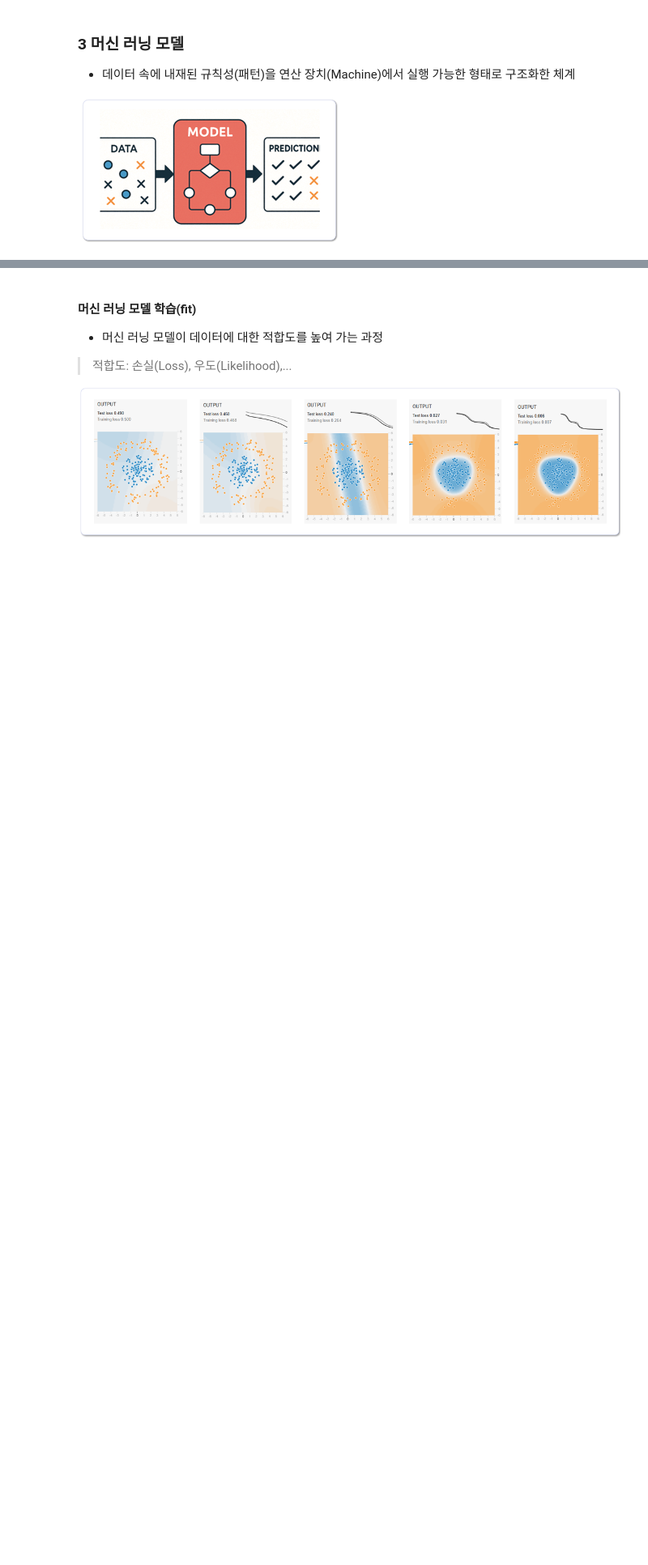
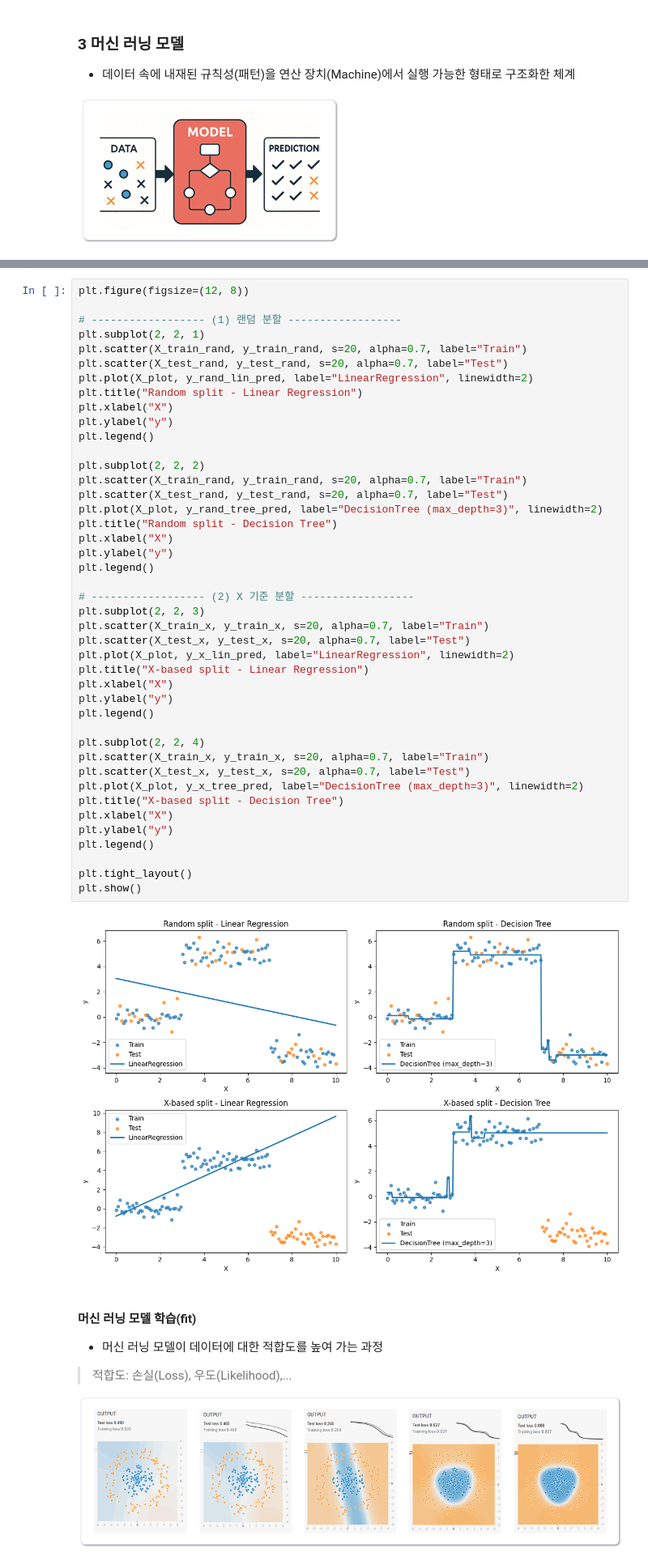
Before and after one commit to sunkusun9/DS_Lv3_elearning, a Jupyter notebook: 11. 머신 러닝.ipynb, the cells around one changed output, grey strips where cells are left out. Shown at 81% size. Cells and saved outputs as stored; diff of their text form; blank space fills up the shorter version.

```diff
--- a/11. 머신 러닝.ipynb
+++ b/11. 머신 러닝.ipynb
@@ -102,3 +275,48 @@ df_berry.head()
+# %%
+plt.figure(figsize=(12, 8))
+
+# ------------------ (1) 랜덤 분할 ------------------
+plt.subplot(2, 2, 1)
+plt.scatter(X_train_rand, y_train_rand, s=20, alpha=0.7, label="Train")
+plt.scatter(X_test_rand, y_test_rand, s=20, alpha=0.7, label="Test")
+plt.plot(X_plot, y_rand_lin_pred, label="LinearRegression", linewidth=2)
+plt.title("Random split - Linear Regression")
+plt.xlabel("X")
+plt.ylabel("y")
+plt.legend()
+
+plt.subplot(2, 2, 2)
+plt.scatter(X_train_rand, y_train_rand, s=20, alpha=0.7, label="Train")
+plt.scatter(X_test_rand, y_test_rand, s=20, alpha=0.7, label="Test")
+plt.plot(X_plot, y_rand_tree_pred, label="DecisionTree (max_depth=3)", linewidth=2)
+plt.title("Random split - Decision Tree")
+plt.xlabel("X")
+plt.ylabel("y")
+plt.legend()
+
+# ------------------ (2) X 기준 분할 ------------------
+plt.subplot(2, 2, 3)
+plt.scatter(X_train_x, y_train_x, s=20, alpha=0.7, label="Train")
+plt.scatter(X_test_x, y_test_x, s=20, alpha=0.7, label="Test")
+plt.plot(X_plot, y_x_lin_pred, label="LinearRegression", linewidth=2)
+plt.title("X-based split - Linear Regression")
+plt.xlabel("X")
+plt.ylabel("y")
+plt.legend()
+
+plt.subplot(2, 2, 4)
+plt.scatter(X_train_x, y_train_x, s=20, alpha=0.7, label="Train")
+plt.scatter(X_test_x, y_test_x, s=20, alpha=0.7, label="Test")
+plt.plot(X_plot, y_x_tree_pred, label="DecisionTree (max_depth=3)", linewidth=2)
+plt.title("X-based split - Decision Tree")
+plt.xlabel("X")
+plt.ylabel("y")
+plt.legend()
+
+plt.tight_layout()
+plt.show()
+# %% [output]
+[figure, added]
 # %% [markdown]
 #### 머신 러닝 모델 학습(fit)
 - 머신 러닝 모델이 데이터에 대한 적합도를 높여 가는 과정
```
Also changed, not shown: parts of 13 cells of this notebook, 1 other file.
